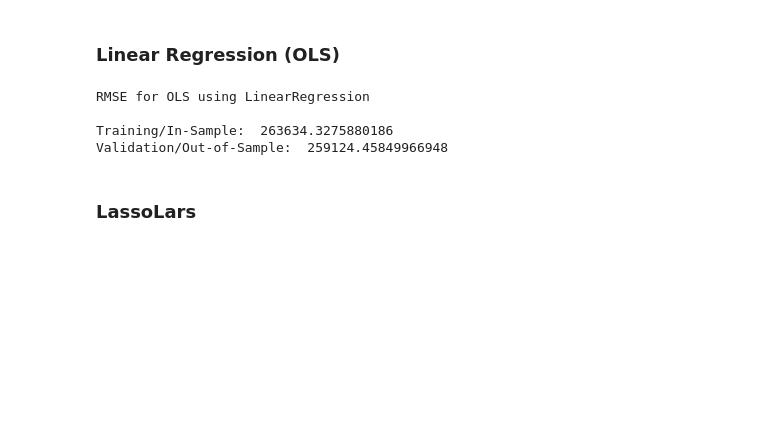
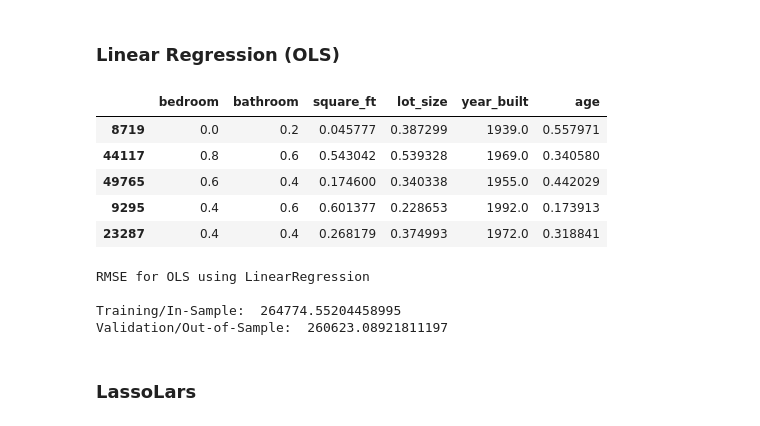
Before and after one commit to MatthewL09/zillow-regression-project, a Jupyter notebook: zillow_work.ipynb, the cells around one changed output. Saved outputs shown, nothing was run; the diff lists cells and outputs as text; code cells hidden in the pictures; blank space fills up the shorter version.

```diff
--- a/zillow_work.ipynb
+++ b/zillow_work.ipynb
@@ -705,28 +658,37 @@ Train/In-Sample:  322894.86
 Validate/Out-of-Sample:  316684.9
 # %% [markdown]
 ### **Linear Regression (OLS)**
+# %%
+X_train.head()
+# %% [output]
+|  | bedroom | bathroom | square_ft | lot_size | year_built | age |
+| 8719 | 0.0 | 0.2 | 0.045777 | 0.387299 | 1939.0 | 0.557971 |
+| 44117 | 0.8 | 0.6 | 0.543042 | 0.539328 | 1969.0 | 0.340580 |
+| 49765 | 0.6 | 0.4 | 0.174600 | 0.340338 | 1955.0 | 0.442029 |
+| 9295 | 0.4 | 0.6 | 0.601377 | 0.228653 | 1992.0 | 0.173913 |
+| 23287 | 0.4 | 0.4 | 0.268179 | 0.374993 | 1972.0 | 0.318841 |
 # %%
 # create the Linear Regression model object
 lm = LinearRegression(normalize=True)
 
 # fit the model to training data and specify column in y_train
-lm.fit(X_train[, y_train.tax_value)
+lm.fit(X_train[['bedroom', 'bathroom', 'square_ft']], y_train.tax_value)
 
 # predict train & validate
-y_train['tax_value_pred_lm'] = lm.predict(X_train)
-y_validate['tax_value_pred_lm'] = lm.predict(X_validate)
+y_train['tax_value_pred_lm'] = lm.predict(X_train[['bedroom', 'bathroom', 'square_ft']])
+y_validate['tax_value_pred_lm'] = lm.predict(X_validate[['bedroom', 'bathroom', 'square_ft']])
 
 # evaluate rmse for train & validate
-lm_rmse_train = mean_squared_error(y_train.tax_value, y_train.pred_lm)**(1/2)
-lm_rmse_validate = mean_squared_error(y_validate.tax_value, y_validate.pred_lm)**(1/2)
+lm_rmse_train = mean_squared_error(y_train.tax_value, y_train.tax_value_pred_lm)**(1/2)
+lm_rmse_validate = mean_squared_error(y_validate.tax_value, y_validate.tax_value_pred_lm)**(1/2)
 
 print("RMSE for OLS using LinearRegression\n\nTraining/In-Sample: ", lm_rmse_train,
       "\nValidation/Out-of-Sample: ", lm_rmse_validate)
 # %% [output]
 RMSE for OLS using LinearRegression
 
-Training/In-Sample:  263634.3275880186
-Validation/Out-of-Sample:  259124.45849966948
+Training/In-Sample:  264774.55204458995
+Validation/Out-of-Sample:  260623.08921811197
 # %% [markdown]
 ### **LassoLars**
 # %%
```
Also changed, not shown: parts of 23 cells of this notebook.
